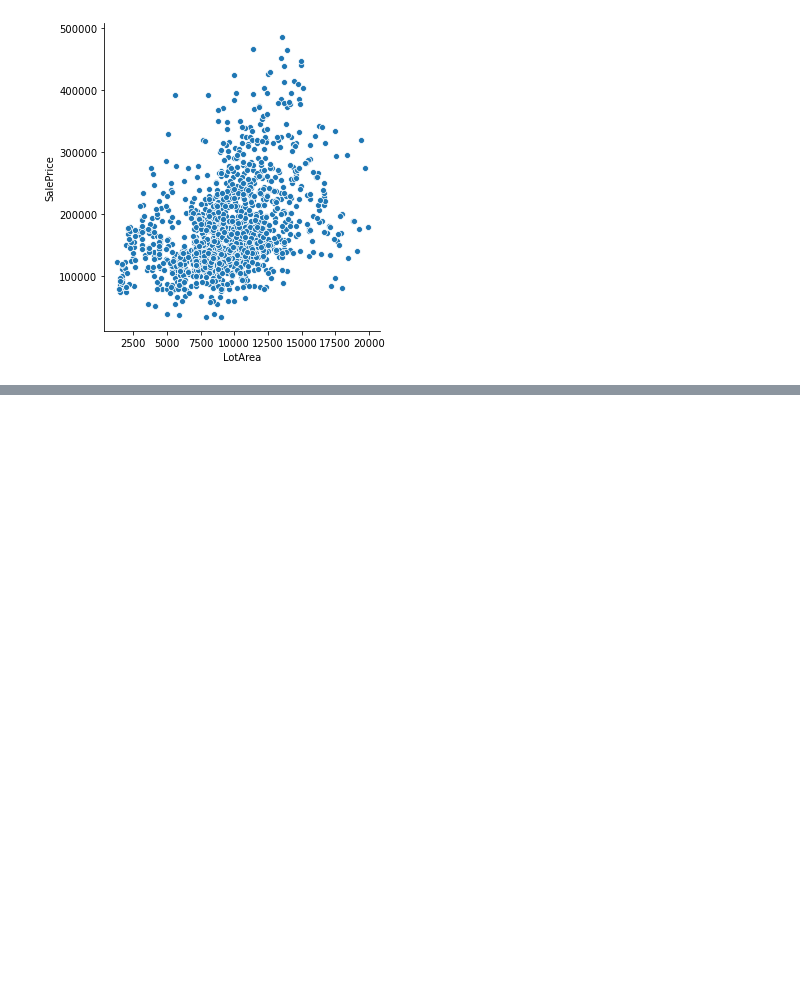
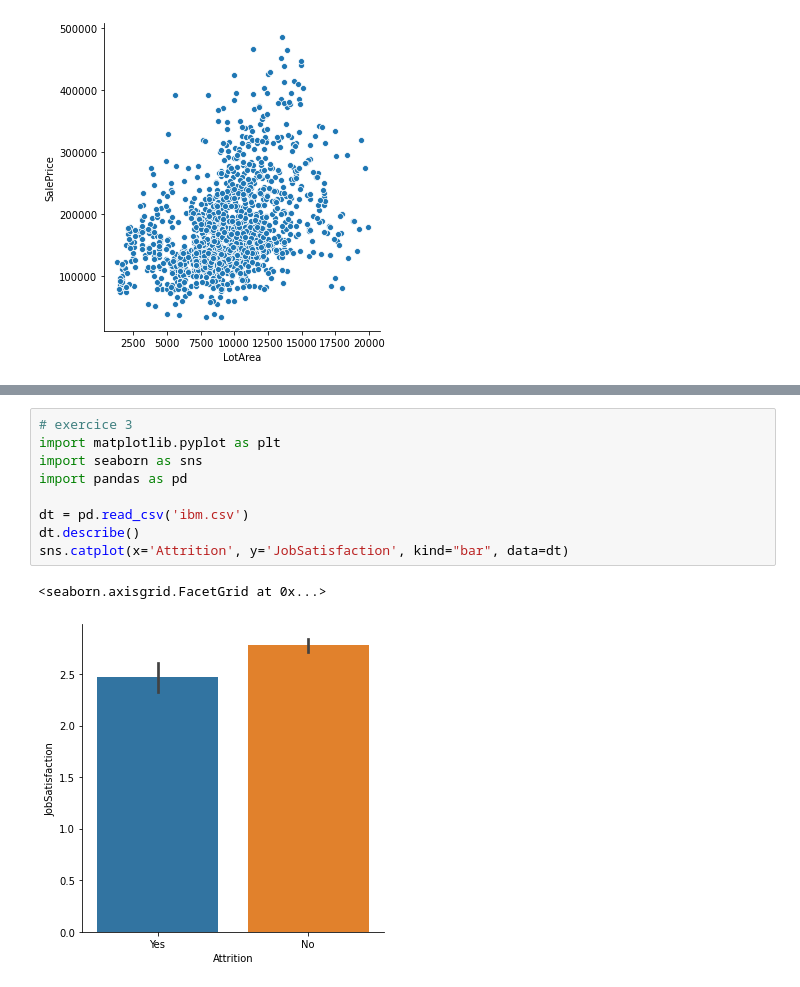
Before and after one commit to dani-bright/learning_python, a Jupyter notebook: data.ipynb, the cells around one changed output, grey strips where cells are left out. Drawn from its saved outputs; the diff is of its cells as text; blank space fills up the shorter version.

```diff
--- a/data.ipynb
+++ b/data.ipynb
@@ -74,0 +65,12 @@ ValueError: The truth value of a Series is ambiguous. Use a.empty, a.bool(), a.i
+# %%
+# exercice 3
+import matplotlib.pyplot as plt
+import seaborn as sns
+import pandas as pd
+
+dt = pd.read_csv('ibm.csv')
+dt.describe()
+sns.catplot(x='Attrition', y='JobSatisfaction', kind="bar", data=dt)
+# %% [output]
+<seaborn.axisgrid.FacetGrid at 0x...>
+[figure, added]
```
Also changed, not shown: parts of 11 cells of this notebook, 1 other file.
